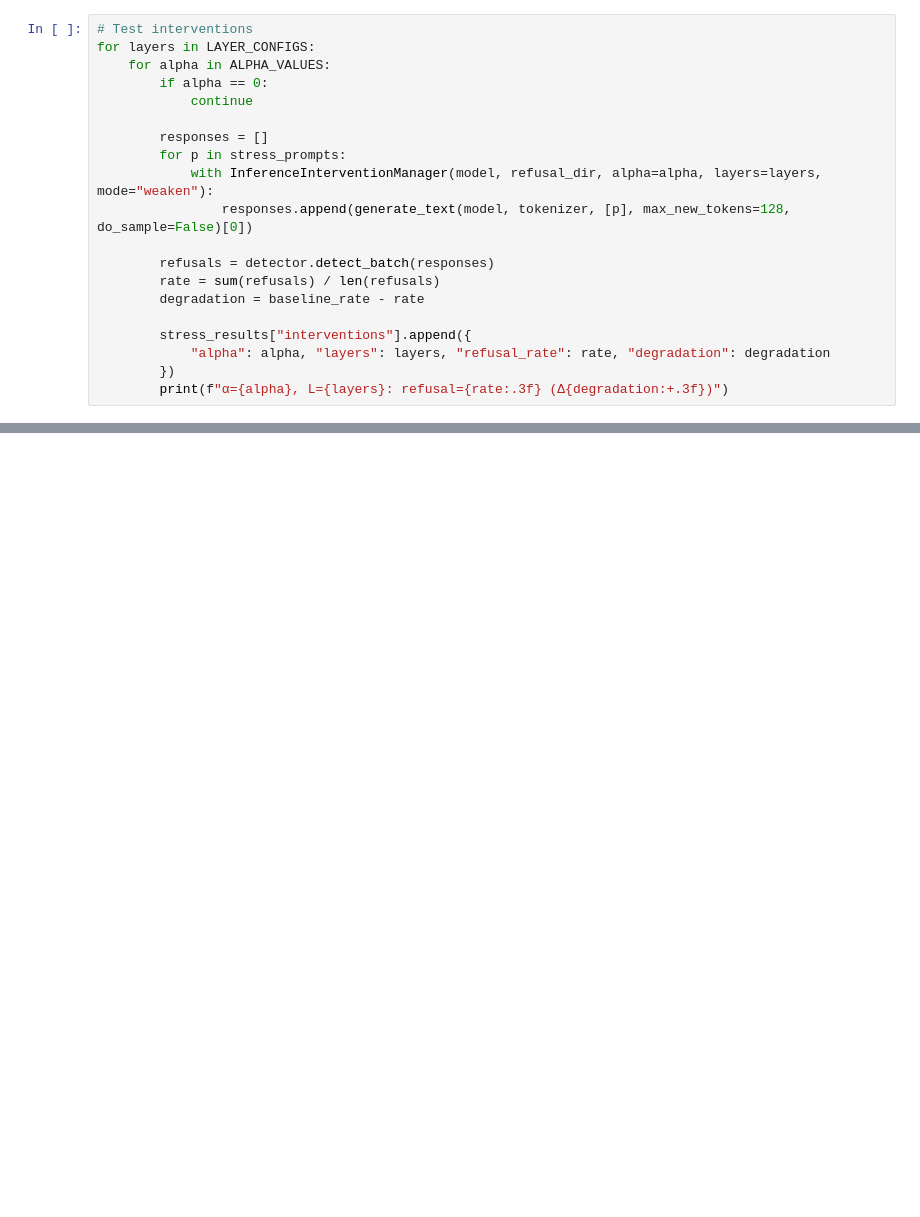
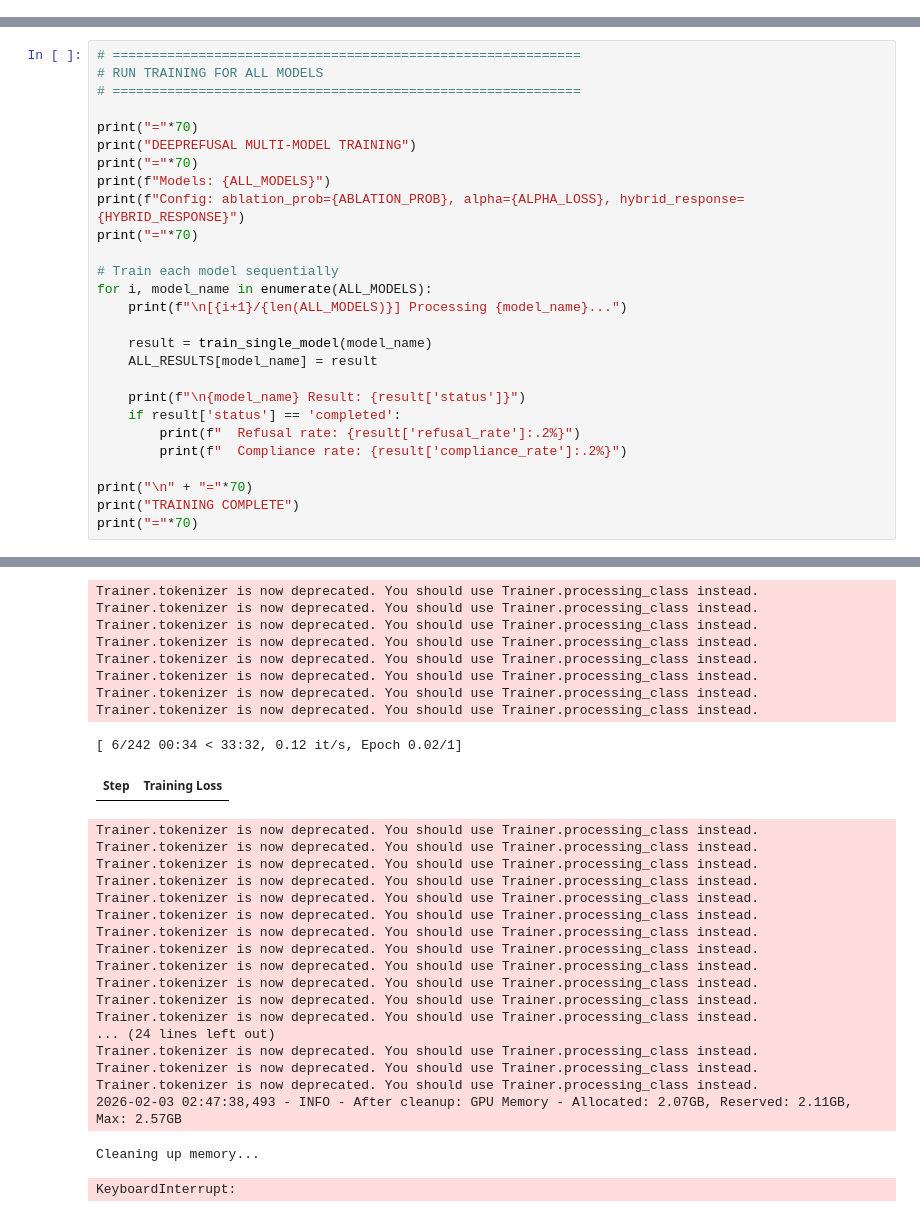
Before and after one commit to SujashB/ECS-189G---Final-Project, a Jupyter notebook: main.ipynb, the cells around one changed output, grey strips where cells are left out. Saved outputs shown, nothing was run; the diff lists cells and outputs as text; blank space fills up the shorter version.

Commit message:
Ran tests and also modified KV caching

```diff
--- a/main.ipynb
+++ b/main.ipynb
@@ -551,20 +0,0 @@ stress_results = {"baseline": {"refusal_rate": baseline_rate, "asr": 1-baseline_
-# %%
-# Test interventions
-for layers in LAYER_CONFIGS:
-    for alpha in ALPHA_VALUES:
-        if alpha == 0:
-            continue
-
-        responses = []
-        for p in stress_prompts:
-            with InferenceInterventionManager(model, refusal_dir, alpha=alpha, layers=layers, mode="weaken"):
-                responses.append(generate_text(model, tokenizer, [p], max_new_tokens=128, do_sample=False)[0])
-
-        refusals = detector.detect_batch(responses)
-        rate = sum(refusals) / len(refusals)
-        degradation = baseline_rate - rate
-
-        stress_results["interventions"].append({
-            "alpha": alpha, "layers": layers, "refusal_rate": rate, "degradation": degradation
-        })
-        print(f"α={alpha}, L={layers}: refusal={rate:.3f} (Δ{degradation:+.3f})")
@@ -648,0 +1452,28 @@ print(f"Model type: {MODEL_TYPE}")
+# %%
+# ============================================================
+# RUN TRAINING FOR ALL MODELS
+# ============================================================
+
+print("="*70)
+print("DEEPREFUSAL MULTI-MODEL TRAINING")
+print("="*70)
+print(f"Models: {ALL_MODELS}")
+print(f"Config: ablation_prob={ABLATION_PROB}, alpha={ALPHA_LOSS}, hybrid_response={HYBRID_RESPONSE}")
+print("="*70)
+
+# Train each model sequentially
+for i, model_name in enumerate(ALL_MODELS):
+    print(f"\n[{i+1}/{len(ALL_MODELS)}] Processing {model_name}...")
+
+    result = train_single_model(model_name)
+    ALL_RESULTS[model_name] = result
+
+    print(f"\n{model_name} Result: {result['status']}")
+    if result['status'] == 'completed':
+        print(f"  Refusal rate: {result['refusal_rate']:.2%}")
+        print(f"  Compliance rate: {result['compliance_rate']:.2%}")
+
+print("\n" + "="*70)
+print("TRAINING COMPLETE")
+print("="*70)
+# %% [output]
@@ -648,0 +1523,29 @@ print(f"Model type: {MODEL_TYPE}")
+Trainer.tokenizer is now deprecated. You should use Trainer.processing_class instead.
+Trainer.tokenizer is now deprecated. You should use Trainer.processing_class instead.
+Trainer.tokenizer is now deprecated. You should use Trainer.processing_class instead.
+Trainer.tokenizer is now deprecated. You should use Trainer.processing_class instead.
+Trainer.tokenizer is now deprecated. You should use Trainer.processing_class instead.
+Trainer.tokenizer is now deprecated. You should use Trainer.processing_class instead.
+Trainer.tokenizer is now deprecated. You should use Trainer.processing_class instead.
+Trainer.tokenizer is now deprecated. You should use Trainer.processing_class instead.
+[ 6/242 00:34 < 33:32, 0.12 it/s, Epoch 0.02/1]
+| Step | Training Loss |
+Trainer.tokenizer is now deprecated. You should use Trainer.processing_class instead.
+Trainer.tokenizer is now deprecated. You should use Trainer.processing_class instead.
+Trainer.tokenizer is now deprecated. You should use Trainer.processing_class instead.
+Trainer.tokenizer is now deprecated. You should use Trainer.processing_class instead.
+Trainer.tokenizer is now deprecated. You should use Trainer.processing_class instead.
+Trainer.tokenizer is now deprecated. You should use Trainer.processing_class instead.
+Trainer.tokenizer is now deprecated. You should use Trainer.processing_class instead.
+Trainer.tokenizer is now deprecated. You should use Trainer.processing_class instead.
+Trainer.tokenizer is now deprecated. You should use Trainer.processing_class instead.
+Trainer.tokenizer is now deprecated. You should use Trainer.processing_class instead.
+Trainer.tokenizer is now deprecated. You should use Trainer.processing_class instead.
+Trainer.tokenizer is now deprecated. You should use Trainer.processing_class instead.
+... (24 lines left out)
+Trainer.tokenizer is now deprecated. You should use Trainer.processing_class instead.
+Trainer.tokenizer is now deprecated. You should use Trainer.processing_class instead.
+Trainer.tokenizer is now deprecated. You should use Trainer.processing_class instead.
+2026-02-03 02:47:38,493 - INFO - After cleanup: GPU Memory - Allocated: 2.07GB, Reserved: 2.11GB, Max: 2.57GB
+Cleaning up memory...
+KeyboardInterrupt:
```
Also changed, not shown: parts of 58 cells of this notebook, 22 other files.
